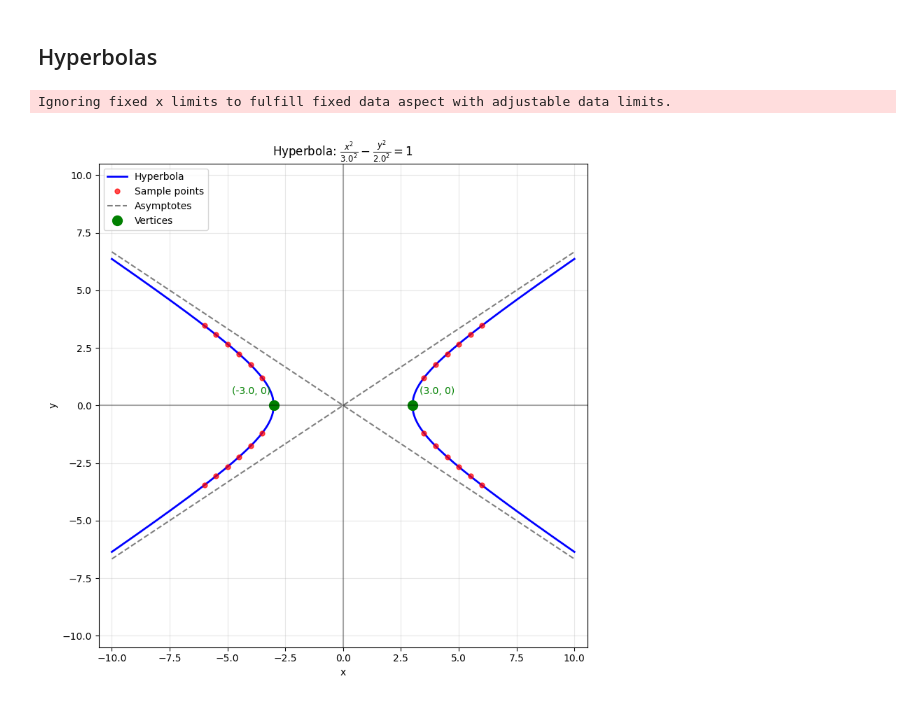
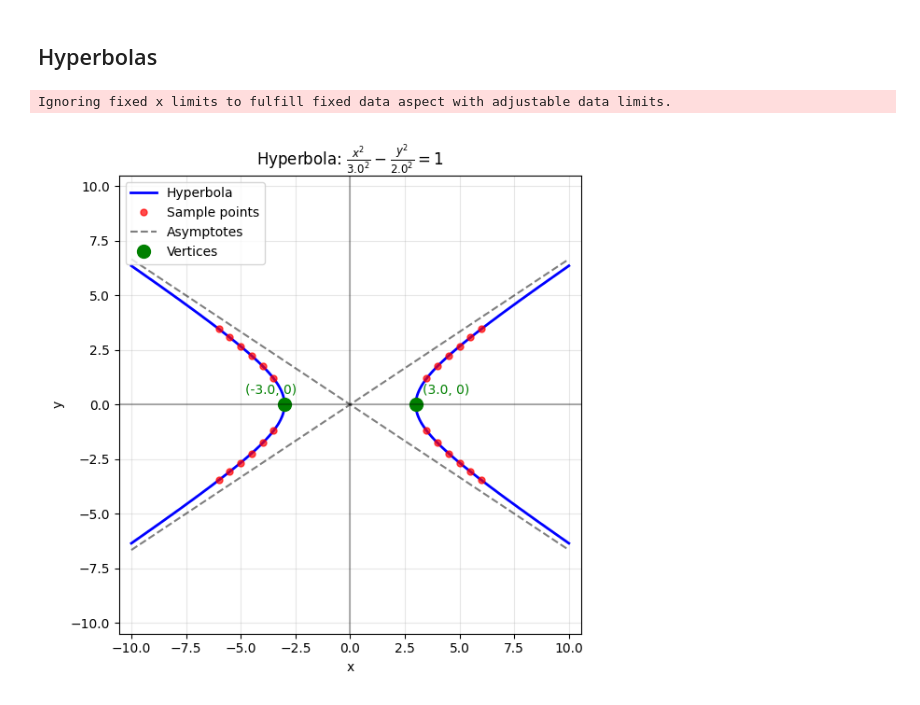
Before and after one commit to rodoleon51/Python_Calculus, a Jupyter notebook: Schaums/Ch4_Equations_and_Graphs.ipynb, the cells around one changed output. Drawn from its saved outputs; the diff is of its cells as text; code cells hidden in the pictures.

```diff
--- a/Schaums/Ch4_Equations_and_Graphs.ipynb
+++ b/Schaums/Ch4_Equations_and_Graphs.ipynb
@@ -236,7 +200,7 @@ y_upper_disc = y_upper_disc[sort_idx]
 y_lower_disc = y_lower_disc[sort_idx]
 
 # === CRITICAL: SQUARE FIGURE ===
-fig = plt.figure(figsize=(8, 8))  # SQUARE! This is the key
+fig = plt.figure(figsize=(6, 6))  # SQUARE! This is the key
 
 # === PLOT ===
 plt.plot(x_right, y_upper_right, 'b-', linewidth=2)
@@ -260,31 +224,31 @@ plt.text(-a - 1.8, 0.5, f'({-a}, 0)', fontsize=10, color='green')
 # Formatting
 plt.grid(True, alpha=0.3)
 plt.xlabel('x')
 plt.ylabel('y')
 plt.title(f'Hyperbola: $\\frac{{x^2}}{{{a}^2}} - \\frac{{y^2}}{{{b}^2}} = 1$')
 plt.axhline(0, color='k', alpha=0.3)
 plt.axvline(0, color='k', alpha=0.3)
 
 # === EQUAL ASPECT + FULL DATA RANGE ===
 plt.axis('equal')
 plt.xlim(-10.5, 10.5)
 plt.ylim(-10.5, 10.5)
 
 # === FORCE WIDGET TO RESIZE ===
 fig.canvas.draw_idle()
 plt.tight_layout()
 
 # === LEGEND ===
 plt.legend(loc='upper left')
 
 # === SAVE (perfect, with equal aspect) ===
 save_path = 'C://Users//rodol//Documents//Workspace_Python//Calculus//Schaums//my_plots//'
 plt.savefig(save_path + 'hyperbola_plot_fixed.png', dpi=150, bbox_inches='tight')
 plt.savefig(save_path + 'hyperbola_plot_fixed.pdf', bbox_inches='tight')
 plt.savefig(save_path + 'hyperbola_plot_hd_fixed.png', dpi=300, bbox_inches='tight')
 plt.savefig(save_path + 'hyperbola_plot_transparent_fixed.png', transparent=True, bbox_inches='tight')
 
 plt.show()
 # %% [output]
 Ignoring fixed x limits to fulfill fixed data aspect with adjustable data limits.
-[figure, old version]
+[figure, new version]
```
Also changed, not shown: parts of 6 cells of this notebook, 8 other files.
